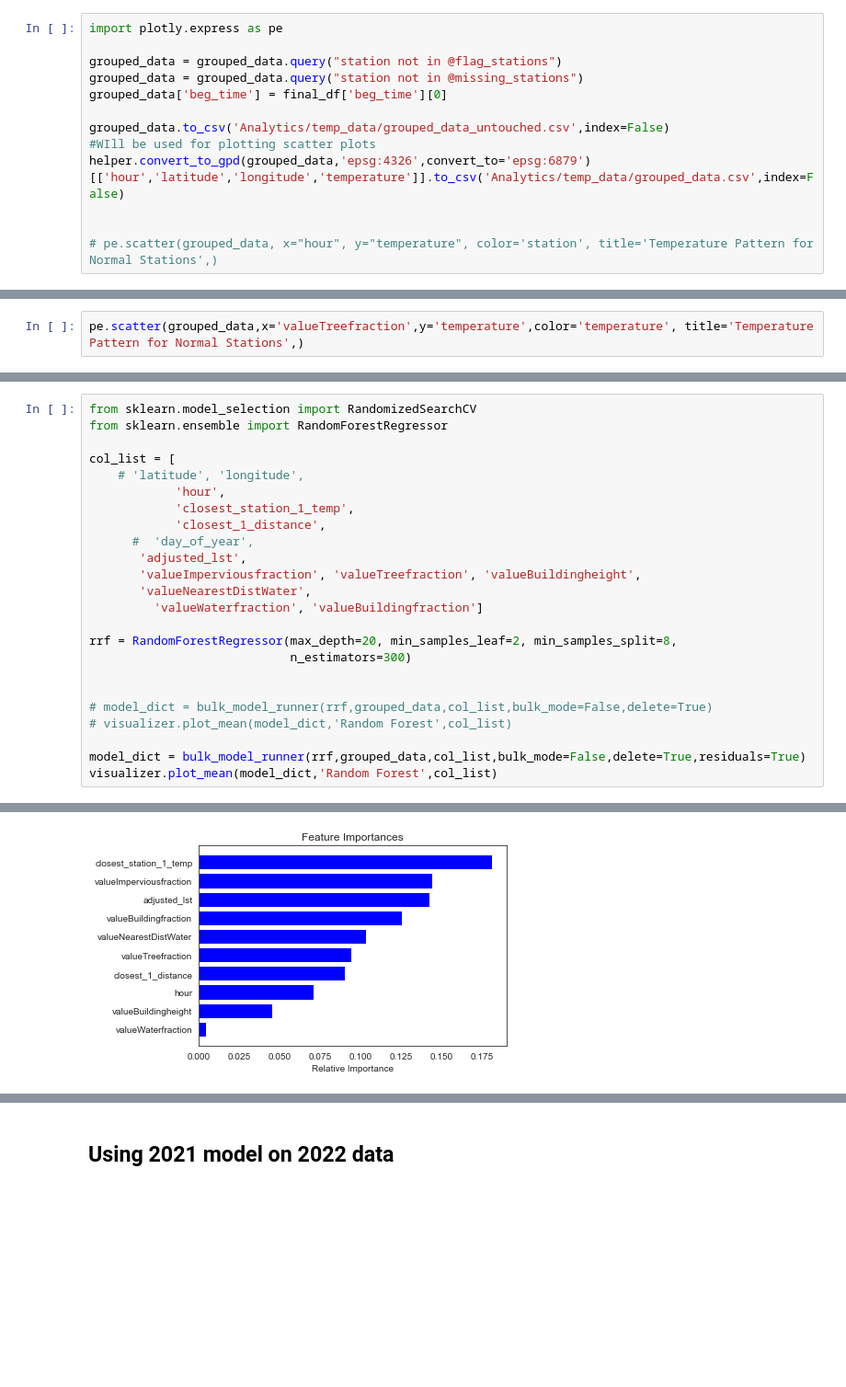
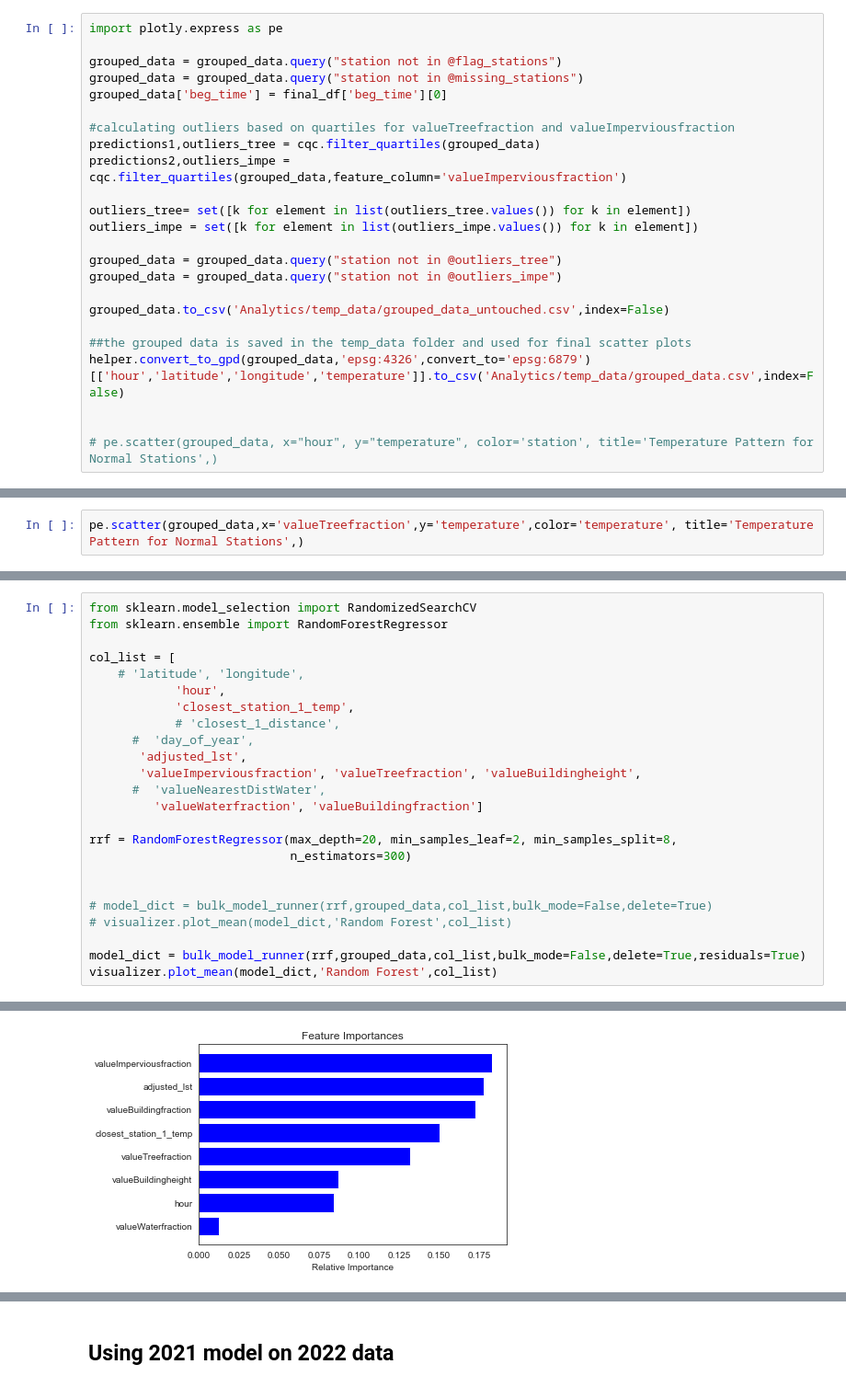
Before and after one commit to khatrigaurav/temperature_modelling, a Jupyter notebook: Analytics/00 Modeller.ipynb, the cells around one changed output, grey strips where cells are left out. Shown at 92% size. Drawn from its saved outputs; the diff is of its cells as text; blank space fills up the shorter version.

```diff
--- a/Analytics/00 Modeller.ipynb
+++ b/Analytics/00 Modeller.ipynb
@@ -271,8 +271,19 @@ grouped_data = grouped_data.query("station not in @flag_stations")
 grouped_data = grouped_data.query("station not in @missing_stations")
 grouped_data['beg_time'] = final_df['beg_time'][0]
 
+#calculating outliers based on quartiles for valueTreefraction and valueImperviousfraction
+predictions1,outliers_tree = cqc.filter_quartiles(grouped_data)
+predictions2,outliers_impe = cqc.filter_quartiles(grouped_data,feature_column='valueImperviousfraction')
+
+outliers_tree= set([k for element in list(outliers_tree.values()) for k in element])
+outliers_impe = set([k for element in list(outliers_impe.values()) for k in element])
+
+grouped_data = grouped_data.query("station not in @outliers_tree")
+grouped_data = grouped_data.query("station not in @outliers_impe")
+
 grouped_data.to_csv('Analytics/temp_data/grouped_data_untouched.csv',index=False)
-#WIll be used for plotting scatter plots
+
+##the grouped data is saved in the temp_data folder and used for final scatter plots
 helper.convert_to_gpd(grouped_data,'epsg:4326',convert_to='epsg:6879')[['hour','latitude','longitude','temperature']].to_csv('Analytics/temp_data/grouped_data.csv',index=False)
 
 
@@ -294,11 +339,11 @@ col_list = [
     # 'latitude', 'longitude',
             'hour',
             'closest_station_1_temp',
-            'closest_1_distance',
+            # 'closest_1_distance',
       #  'day_of_year',
        'adjusted_lst',
        'valueImperviousfraction', 'valueTreefraction', 'valueBuildingheight',
-       'valueNearestDistWater',
+      #  'valueNearestDistWater',
          'valueWaterfraction', 'valueBuildingfraction']
 
 rrf = RandomForestRegressor(max_depth=20, min_samples_leaf=2, min_samples_split=8,
@@ -320,4 +365,4 @@ Residuals are being added back to the predictions
-[figure, old version]
+[figure, new version]
 # %%
 mean_std_matrix = model_dict['hourly_values'].groupby('hour')[['predicted_temperature','true_temperature']].agg(['std','mean']).reset_index()
 plt.figure(figsize=(16,5))
```
Also changed, not shown: parts of 11 cells of this notebook, 9 other files.
